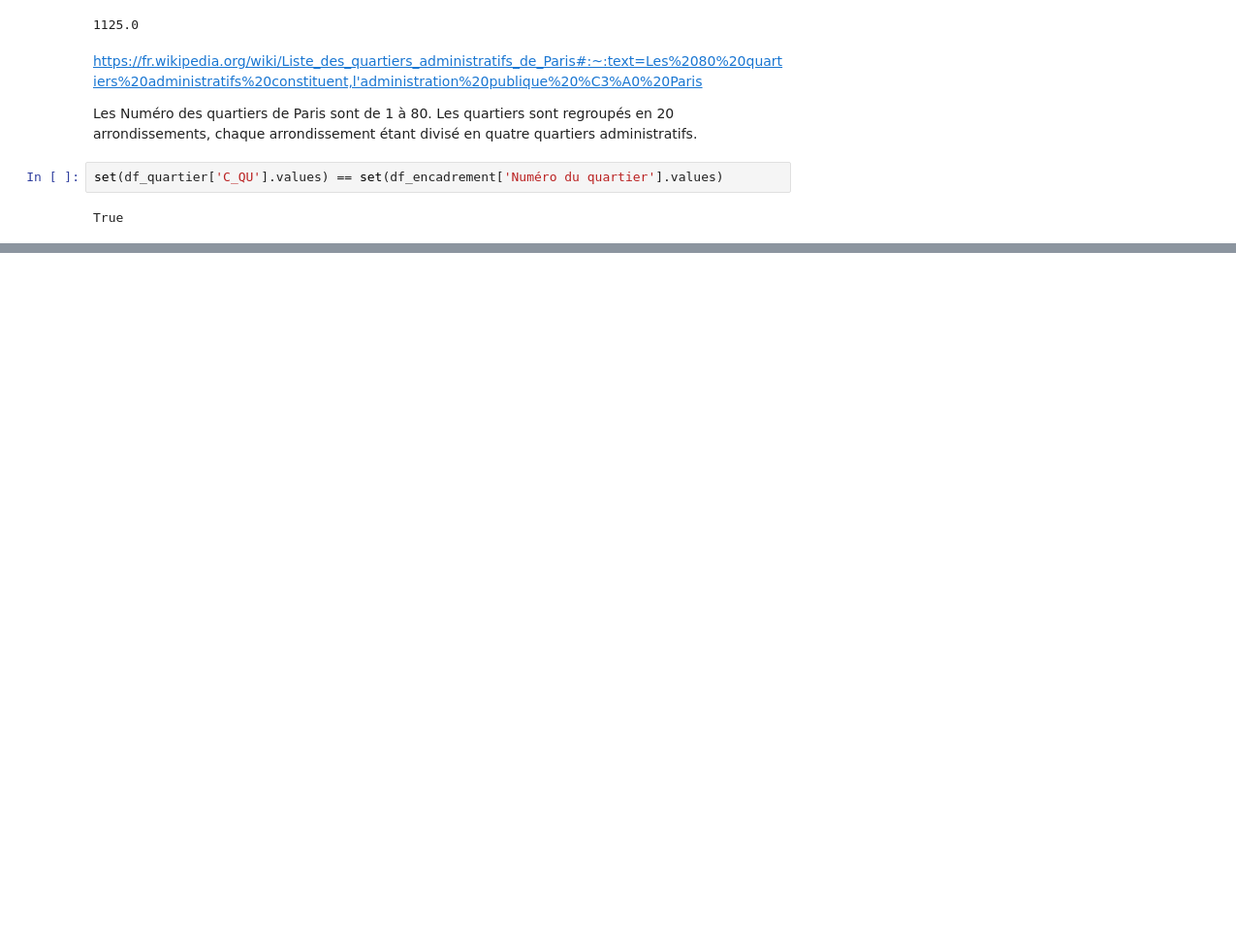
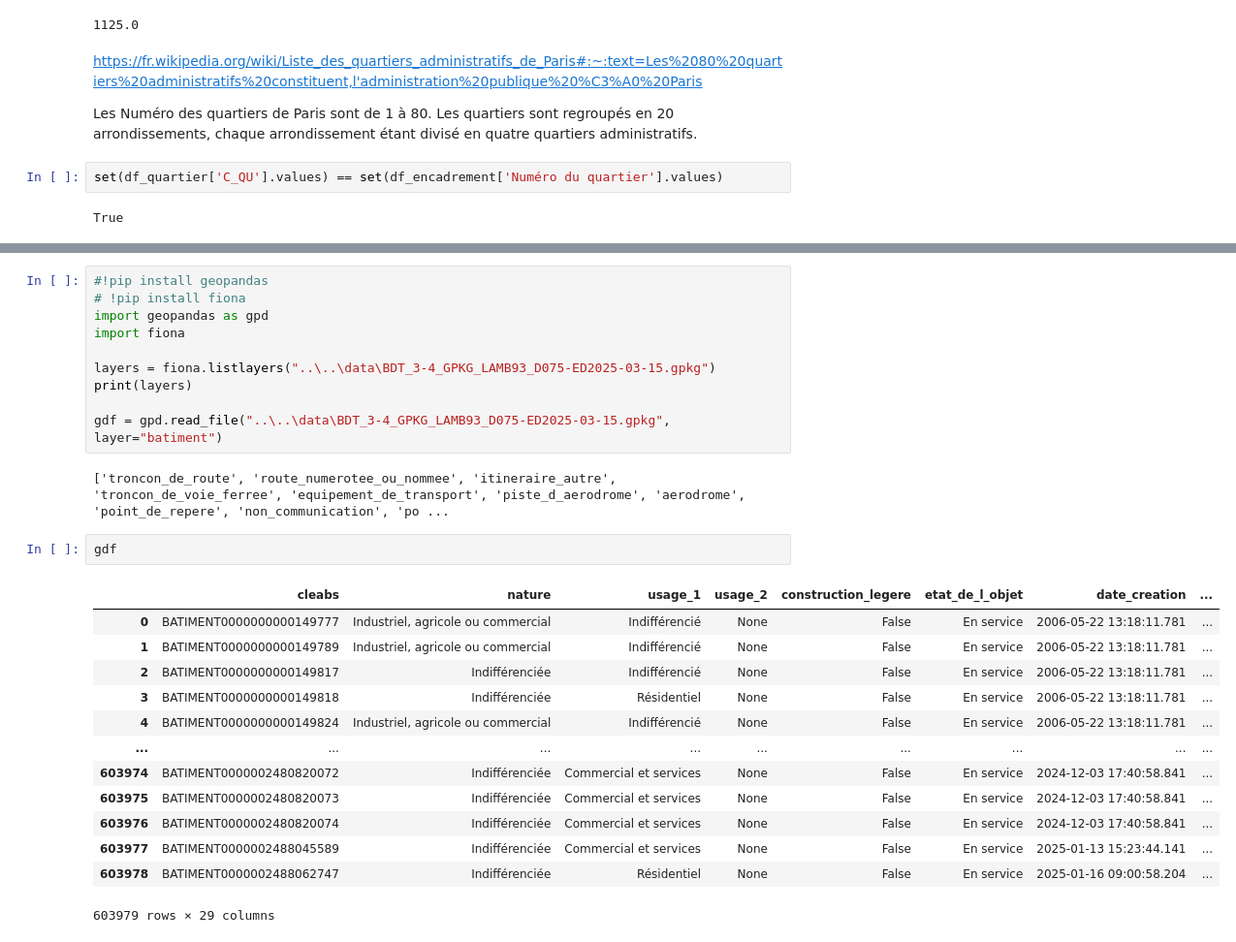
Before and after one commit to Pendigard/Paris-Real-Estate-Data, a Jupyter notebook: Célian/analysis/analysis.ipynb, the cells around one changed output, grey strips where cells are left out. Shown at 97% size. Cells and saved outputs as stored; diff of their text form; blank space fills up the shorter version.

```diff
--- a/Célian/analysis/analysis.ipynb
+++ b/Célian/analysis/analysis.ipynb
@@ -42,0 +77,28 @@ df_loyer
+# %%
+#!pip install geopandas
+# !pip install fiona
+import geopandas as gpd
+import fiona
+
+layers = fiona.listlayers("..\..\data\BDT_3-4_GPKG_LAMB93_D075-ED2025-03-15.gpkg")
+print(layers)
+
+gdf = gpd.read_file("..\..\data\BDT_3-4_GPKG_LAMB93_D075-ED2025-03-15.gpkg", layer="batiment")
+# %% [output]
+['troncon_de_route', 'route_numerotee_ou_nommee', 'itineraire_autre', 'troncon_de_voie_ferree', 'equipement_de_transport', 'piste_d_aerodrome', 'aerodrome', 'point_de_repere', 'non_communication', 'po ...
+# %%
+gdf
+# %% [output]
+|  | cleabs | nature | usage_1 | usage_2 | construction_legere | etat_de_l_objet | date_creation | ... |
+| 0 | BATIMENT0000000000149777 | Industriel, agricole ou commercial | Indifférencié | None | False | En service | 2006-05-22 13:18:11.781 | ... |
+| 1 | BATIMENT0000000000149789 | Industriel, agricole ou commercial | Indifférencié | None | False | En service | 2006-05-22 13:18:11.781 | ... |
+| 2 | BATIMENT0000000000149817 | Indifférenciée | Indifférencié | None | False | En service | 2006-05-22 13:18:11.781 | ... |
+| 3 | BATIMENT0000000000149818 | Indifférenciée | Résidentiel | None | False | En service | 2006-05-22 13:18:11.781 | ... |
+| 4 | BATIMENT0000000000149824 | Industriel, agricole ou commercial | Indifférencié | None | False | En service | 2006-05-22 13:18:11.781 | ... |
+| ... | ... | ... | ... | ... | ... | ... | ... | ... |
+| 603974 | BATIMENT0000002480820072 | Indifférenciée | Commercial et services | None | False | En service | 2024-12-03 17:40:58.841 | ... |
+| 603975 | BATIMENT0000002480820073 | Indifférenciée | Commercial et services | None | False | En service | 2024-12-03 17:40:58.841 | ... |
+| 603976 | BATIMENT0000002480820074 | Indifférenciée | Commercial et services | None | False | En service | 2024-12-03 17:40:58.841 | ... |
+| 603977 | BATIMENT0000002488045589 | Indifférenciée | Commercial et services | None | False | En service | 2025-01-13 15:23:44.141 | ... |
+| 603978 | BATIMENT0000002488062747 | Indifférenciée | Résidentiel | None | False | En service | 2025-01-16 09:00:58.204 | ... |
+603979 rows × 29 columns
```
Also changed, not shown: parts of 7 cells of this notebook, 6 other files.
